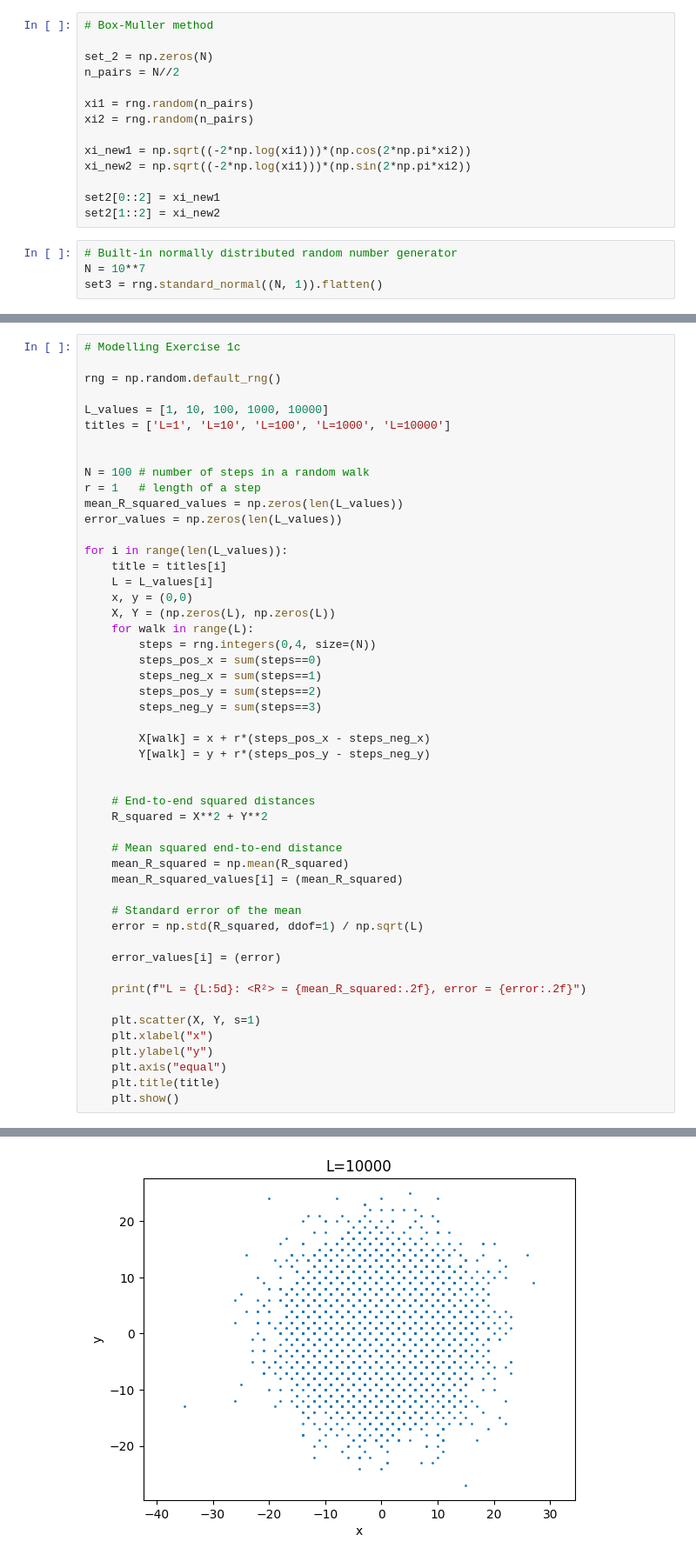
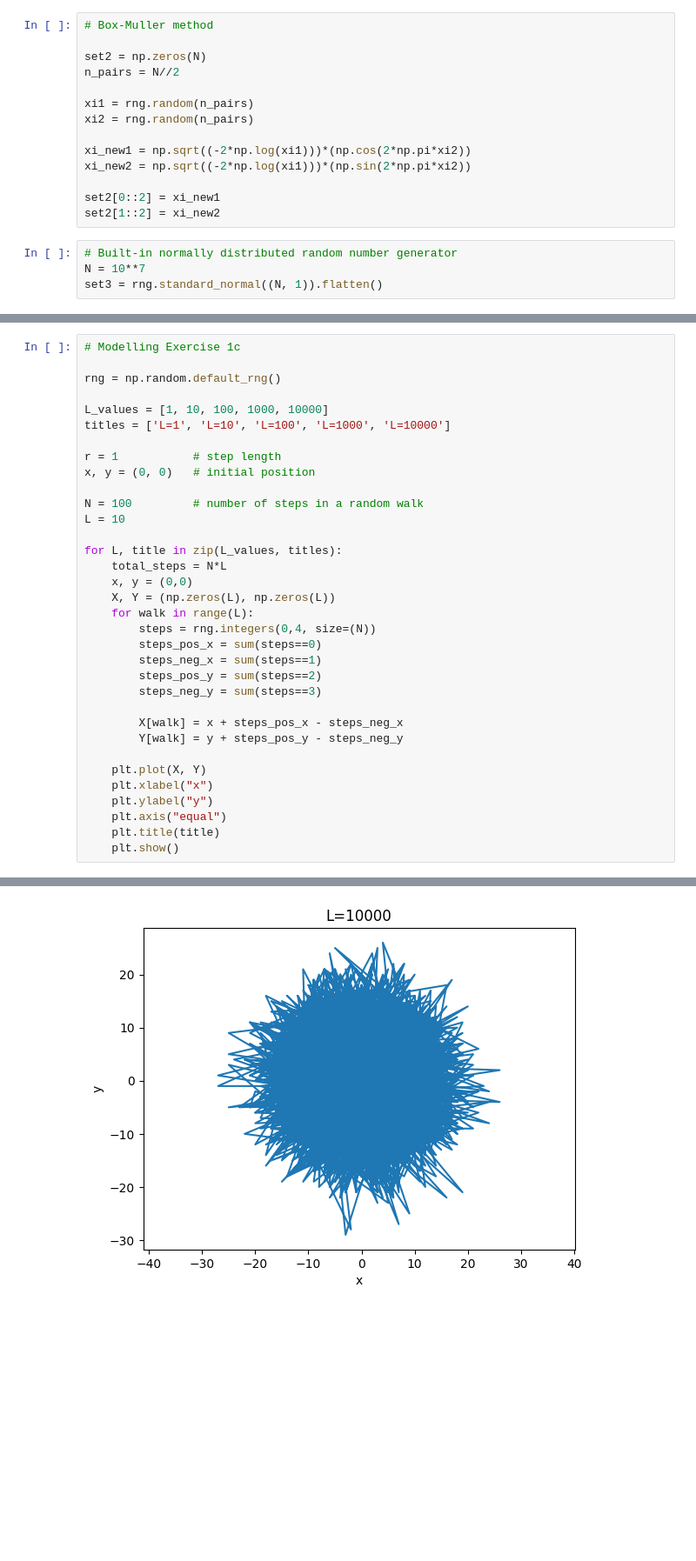
Before and after one commit to alexprogrammeert/3MA010-assignments-code, a Jupyter notebook: BD part/BD1 notebook.ipynb, the cells around one changed output, grey strips where cells are left out. Shown at 87% size. Cells and saved outputs as stored; diff of their text form; blank space fills up the shorter version.

```diff
--- a/BD part/BD1 notebook.ipynb
+++ b/BD part/BD1 notebook.ipynb
@@ -71,7 +71,7 @@ standard deviation = 1.000, mean = -0.000.
 # %%
 # Box-Muller method
 
-set_2 = np.zeros(N)
+set2 = np.zeros(N)
 n_pairs = N//2
 
 xi1 = rng.random(n_pairs)
@@ -118,15 +140,14 @@ rng = np.random.default_rng()
 L_values = [1, 10, 100, 1000, 10000]
 titles = ['L=1', 'L=10', 'L=100', 'L=1000', 'L=10000']
 
+r = 1           # step length
+x, y = (0, 0)   # initial position
 
-N = 100 # number of steps in a random walk
-r = 1   # length of a step
-mean_R_squared_values = np.zeros(len(L_values))
-error_values = np.zeros(len(L_values))
+N = 100         # number of steps in a random walk
+L = 10
 
-for i in range(len(L_values)):
-    title = titles[i]
-    L = L_values[i]
+for L, title in zip(L_values, titles):
+    total_steps = N*L
     x, y = (0,0)
     X, Y = (np.zeros(L), np.zeros(L))
     for walk in range(L):
@@ -136,25 +157,10 @@ for i in range(len(L_values)):
         steps_pos_y = sum(steps==2)
         steps_neg_y = sum(steps==3)
 
-        X[walk] = x + r*(steps_pos_x - steps_neg_x)
-        Y[walk] = y + r*(steps_pos_y - steps_neg_y)
+        X[walk] = x + steps_pos_x - steps_neg_x
+        Y[walk] = y + steps_pos_y - steps_neg_y
 
-
-    # End-to-end squared distances
-    R_squared = X**2 + Y**2
-
-    # Mean squared end-to-end distance
-    mean_R_squared = np.mean(R_squared)
-    mean_R_squared_values[i] = (mean_R_squared)
-
-    # Standard error of the mean
-    error = np.std(R_squared, ddof=1) / np.sqrt(L)
-
-    error_values[i] = (error)
-
-    print(f"L = {L:5d}: <R²> = {mean_R_squared:.2f}, error = {error:.2f}")
-
-    plt.scatter(X, Y, s=1)
+    plt.plot(X, Y)
     plt.xlabel("x")
     plt.ylabel("y")
     plt.axis("equal")
@@ -173 +174 @@ L = 10000: <R²> = 101.32, error = 1.02
-[figure, old version]
+[figure, new version]
```
Also changed, not shown: parts of 6 cells of this notebook.
